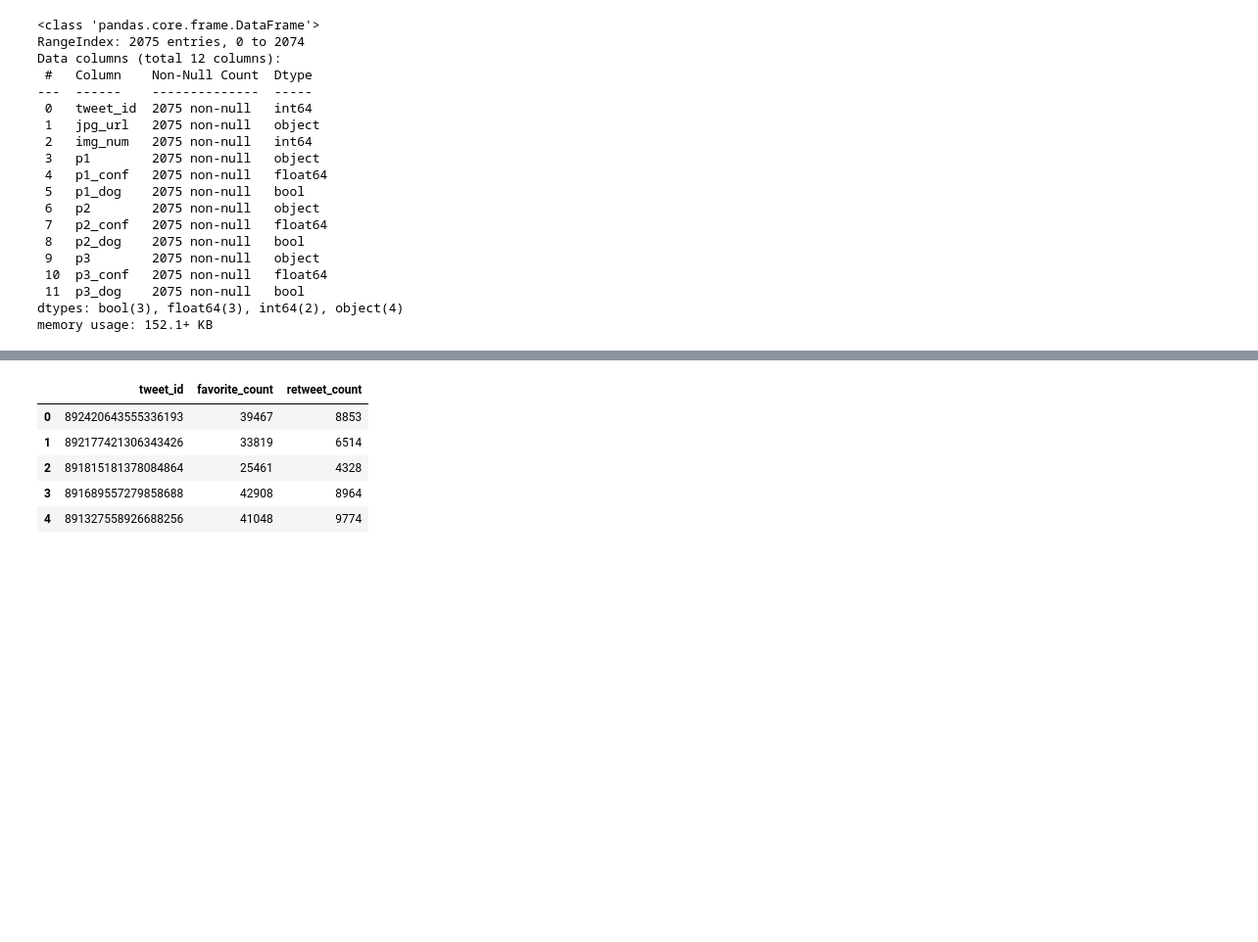
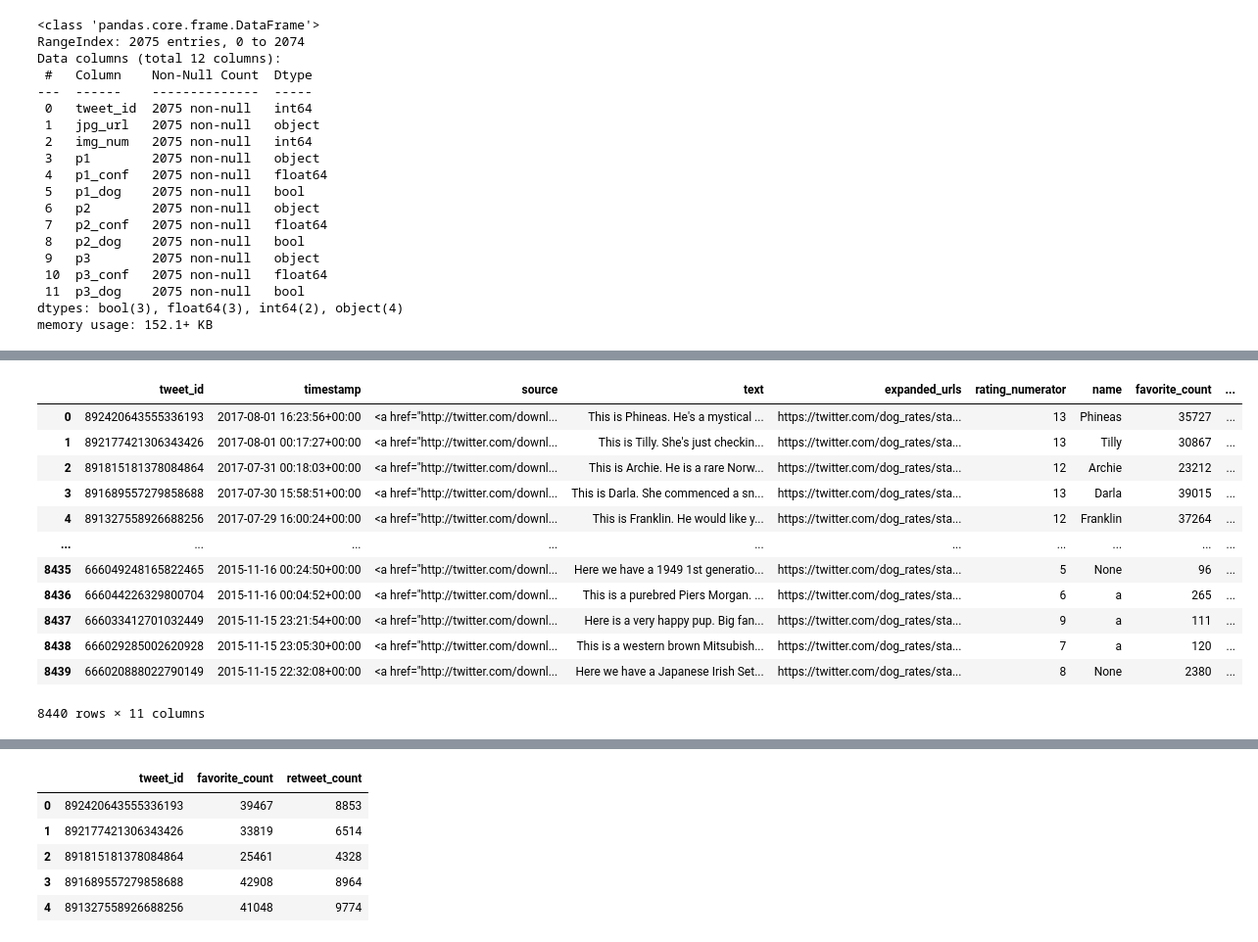
Before and after one commit to josyulajj/twitter-exploratorydataanalysis, a Jupyter notebook: wrangle_act.ipynb, the cells around one changed output, grey strips where cells are left out. Shown at 98% size. Saved outputs shown, nothing was run; the diff lists cells and outputs as text; code cells hidden in the pictures; blank space fills up the shorter version.

Commit message:
Data cleaning and updates

```diff
--- a/wrangle_act.ipynb
+++ b/wrangle_act.ipynb
@@ -186,0 +213,6 @@ image_pred_df[['p1_conf', 'p2_conf', 'p3_conf']].describe()
+# %%
+# 'in_reply_to_status_id' column can be dropped, since we are not really looking at tweets that were in reply.
+tweet_av_df.drop(axis=1, columns=['in_reply_to_status_id'], inplace=True)
+# %%
+# 'in_reply_to_user_id' column can be dropped too, since we are not really looking at tweets that were in reply.
+tweet_av_df.drop(axis=1, columns=['in_reply_to_user_id'], inplace=True)
@@ -186,0 +299,25 @@ image_pred_df[['p1_conf', 'p2_conf', 'p3_conf']].describe()
+# %%
+# Creating dataframe from the tweet json that will have the 'favorite_count' and 'retweet_count'
+def is_json_key_present(json, key):
+    try:
+        buf = json[key]
+    except KeyError:
+        return False
+
+    return True
+
+column_names = ["tweet_id", "favorite_count", "retweet_count"]
+list_vals = []
+with open('tweet-json.txt','r') as jfile:
+    for line in jfile:
+        try:
+            myjson = json.loads(line)
+            if (is_json_key_present(myjson,'id') and  is_json_key_present(myjson,'favorite_count') and is_json_key_present(myjson,'retweet_count')):
+                vals = [myjson['id'], myjson['favorite_count'], myjson['retweet_count']]
+                list_vals.append(vals)
+            else:
+                print('Skipping row as there is no data')
+        except:
+            pass
+tweet_data_df = pd.DataFrame(list_vals, columns=column_names)
+tweet_data_df.head()
@@ -186,0 +374,3 @@ image_pred_df[['p1_conf', 'p2_conf', 'p3_conf']].describe()
+# %%
+# Merge tweet archive data set with tweet json data set that has favorite and retweet count.
+twitter_av_favs_df =  tweet_av_df.merge(tweet_data_df, on='tweet_id')
@@ -186,0 +406,16 @@ image_pred_df[['p1_conf', 'p2_conf', 'p3_conf']].describe()
+# %%
+twitter_av_favs_df
+# %% [output]
+|  | tweet_id | timestamp | source | text | expanded_urls | rating_numerator | name | favorite_count | ... |
+| 0 | 892420643555336193 | 2017-08-01 16:23:56+00:00 | <a href="http://twitter.com/downl... | This is Phineas. He's a mystical ... | https://twitter.com/dog_rates/sta... | 13 | Phineas | 35727 | ... |
+| 1 | 892177421306343426 | 2017-08-01 00:17:27+00:00 | <a href="http://twitter.com/downl... | This is Tilly. She's just checkin... | https://twitter.com/dog_rates/sta... | 13 | Tilly | 30867 | ... |
+| 2 | 891815181378084864 | 2017-07-31 00:18:03+00:00 | <a href="http://twitter.com/downl... | This is Archie. He is a rare Norw... | https://twitter.com/dog_rates/sta... | 12 | Archie | 23212 | ... |
+| 3 | 891689557279858688 | 2017-07-30 15:58:51+00:00 | <a href="http://twitter.com/downl... | This is Darla. She commenced a sn... | https://twitter.com/dog_rates/sta... | 13 | Darla | 39015 | ... |
+| 4 | 891327558926688256 | 2017-07-29 16:00:24+00:00 | <a href="http://twitter.com/downl... | This is Franklin. He would like y... | https://twitter.com/dog_rates/sta... | 12 | Franklin | 37264 | ... |
+| ... | ... | ... | ... | ... | ... | ... | ... | ... | ... |
+| 8435 | 666049248165822465 | 2015-11-16 00:24:50+00:00 | <a href="http://twitter.com/downl... | Here we have a 1949 1st generatio... | https://twitter.com/dog_rates/sta... | 5 | None | 96 | ... |
+| 8436 | 666044226329800704 | 2015-11-16 00:04:52+00:00 | <a href="http://twitter.com/downl... | This is a purebred Piers Morgan. ... | https://twitter.com/dog_rates/sta... | 6 | a | 265 | ... |
+| 8437 | 666033412701032449 | 2015-11-15 23:21:54+00:00 | <a href="http://twitter.com/downl... | Here is a very happy pup. Big fan... | https://twitter.com/dog_rates/sta... | 9 | a | 111 | ... |
+| 8438 | 666029285002620928 | 2015-11-15 23:05:30+00:00 | <a href="http://twitter.com/downl... | This is a western brown Mitsubish... | https://twitter.com/dog_rates/sta... | 7 | a | 120 | ... |
+| 8439 | 666020888022790149 | 2015-11-15 22:32:08+00:00 | <a href="http://twitter.com/downl... | Here we have a Japanese Irish Set... | https://twitter.com/dog_rates/sta... | 8 | None | 2380 | ... |
+8440 rows × 11 columns
```
Also changed, not shown: parts of 25 cells of this notebook, 1 other file.
